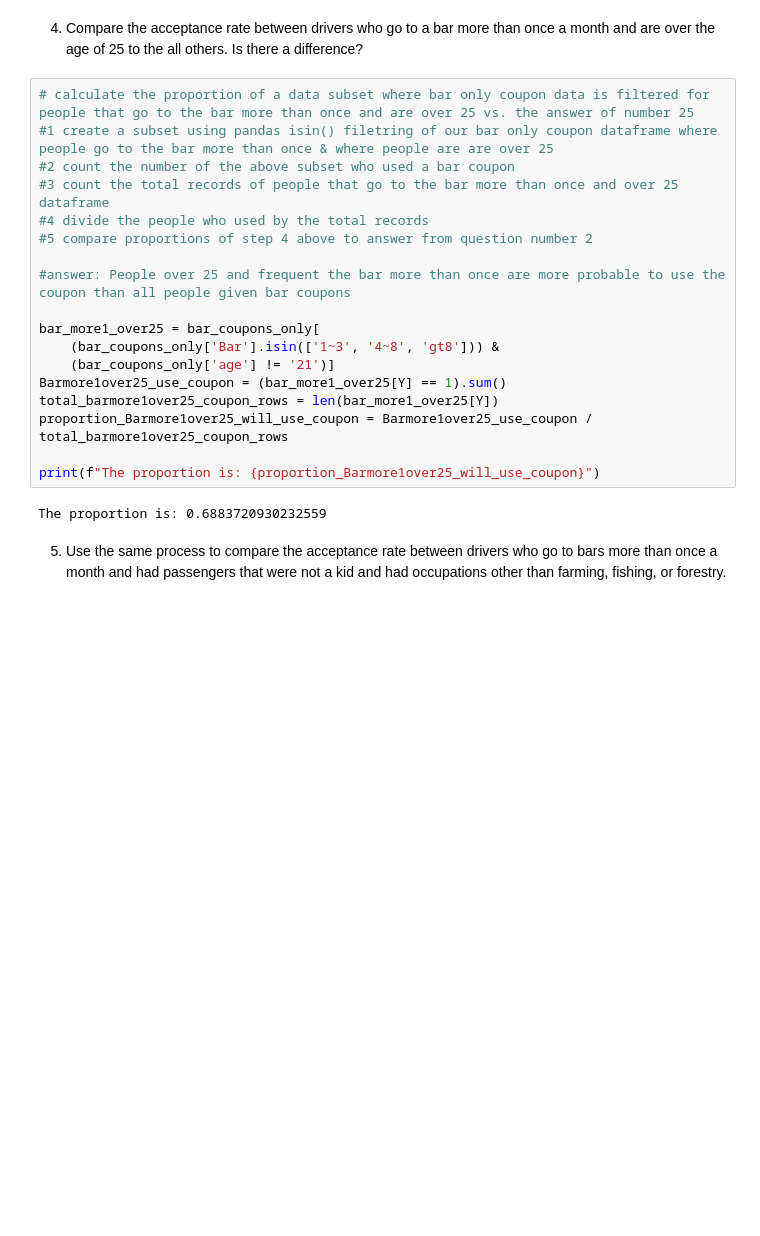
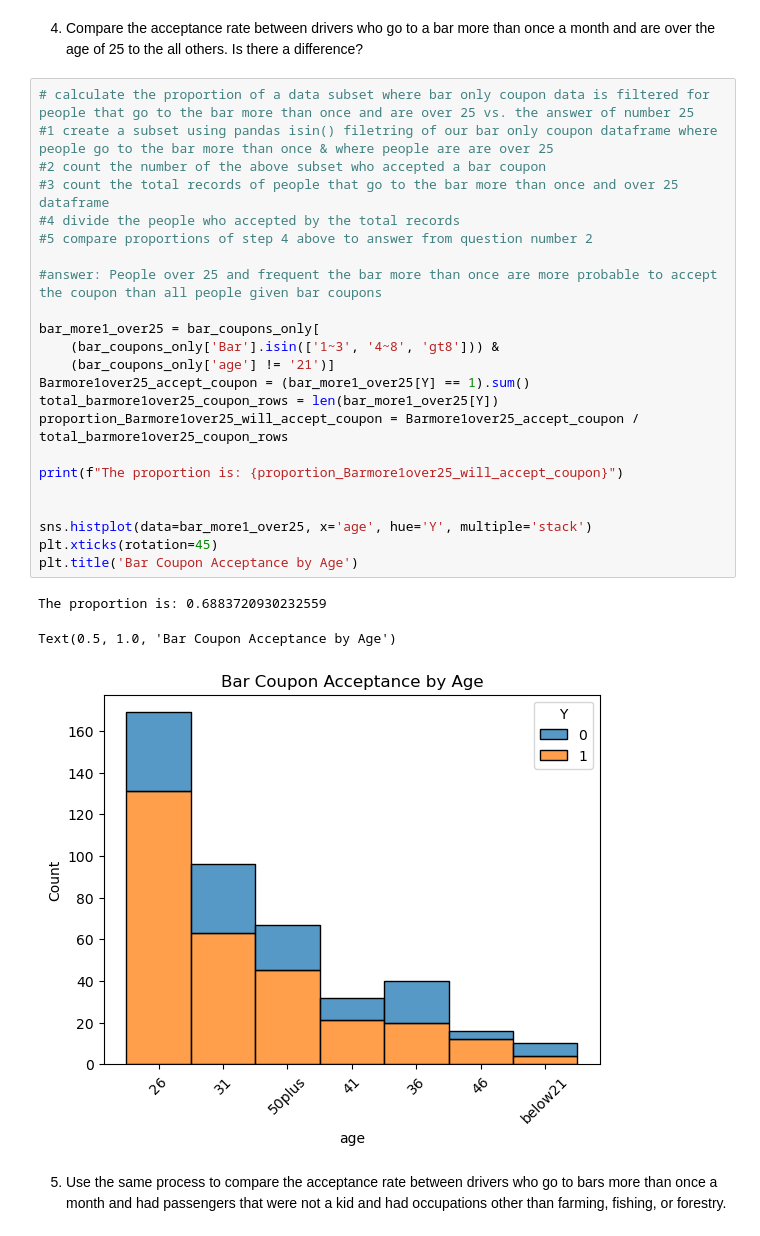
Before and after one commit to BrianPlace9151/Berkeley-MLAI-Cert-Mod-5_1-Coupons-Assignment, a Jupyter notebook: prompt.ipynb, the cells around one changed output. Cells and saved outputs as stored; diff of their text form; blank space fills up the shorter version.

```diff
--- a/prompt.ipynb
+++ b/prompt.ipynb
@@ -312,23 +325,30 @@ The proportion is: 0.7688442211055276
 # %%
 # calculate the proportion of a data subset where bar only coupon data is filtered for people that go to the bar more than once and are over 25 vs. the answer of number 25
 #1 create a subset using pandas isin() filetring of our bar only coupon dataframe where people go to the bar more than once & where people are are over 25
-#2 count the number of the above subset who used a bar coupon
+#2 count the number of the above subset who accepted a bar coupon
 #3 count the total records of people that go to the bar more than once and over 25 dataframe
-#4 divide the people who used by the total records
+#4 divide the people who accepted by the total records
 #5 compare proportions of step 4 above to answer from question number 2
 
-#answer: People over 25 and frequent the bar more than once are more probable to use the coupon than all people given bar coupons
+#answer: People over 25 and frequent the bar more than once are more probable to accept the coupon than all people given bar coupons
 
 bar_more1_over25 = bar_coupons_only[
     (bar_coupons_only['Bar'].isin(['1~3', '4~8', 'gt8'])) &
     (bar_coupons_only['age'] != '21')]
-Barmore1over25_use_coupon = (bar_more1_over25[Y] == 1).sum()
+Barmore1over25_accept_coupon = (bar_more1_over25[Y] == 1).sum()
 total_barmore1over25_coupon_rows = len(bar_more1_over25[Y])
-proportion_Barmore1over25_will_use_coupon = Barmore1over25_use_coupon / total_barmore1over25_coupon_rows
+proportion_Barmore1over25_will_accept_coupon = Barmore1over25_accept_coupon / total_barmore1over25_coupon_rows
 
-print(f"The proportion is: {proportion_Barmore1over25_will_use_coupon}")
+print(f"The proportion is: {proportion_Barmore1over25_will_accept_coupon}")
+
+
+sns.histplot(data=bar_more1_over25, x='age', hue='Y', multiple='stack')
+plt.xticks(rotation=45)
+plt.title('Bar Coupon Acceptance by Age')
 # %% [output]
 The proportion is: 0.6883720930232559
+Text(0.5, 1.0, 'Bar Coupon Acceptance by Age')
+[figure, added]
 # %% [markdown]
 5. Use the same process to compare the acceptance rate between drivers who go to bars more than once a month and had passengers that were not a kid and had occupations other than farming, fishing, or forestry.
 # %%
```
Also changed, not shown: parts of 9 cells of this notebook.
